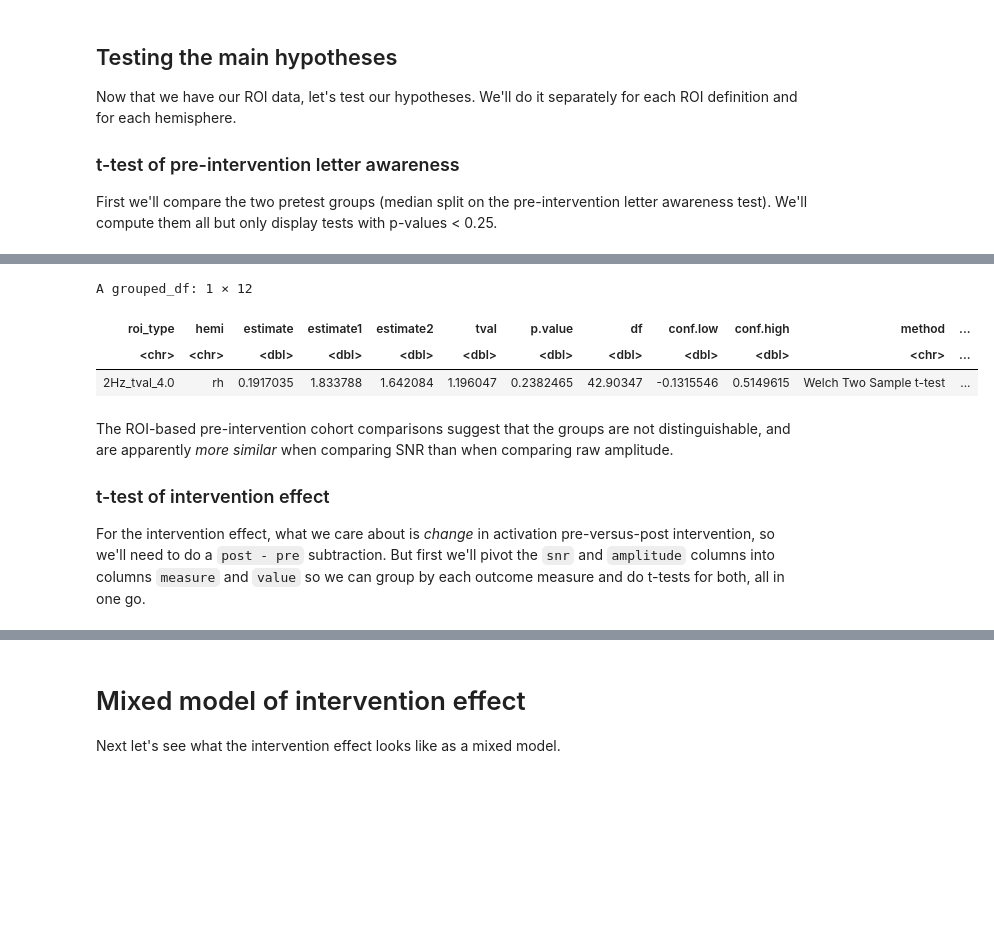
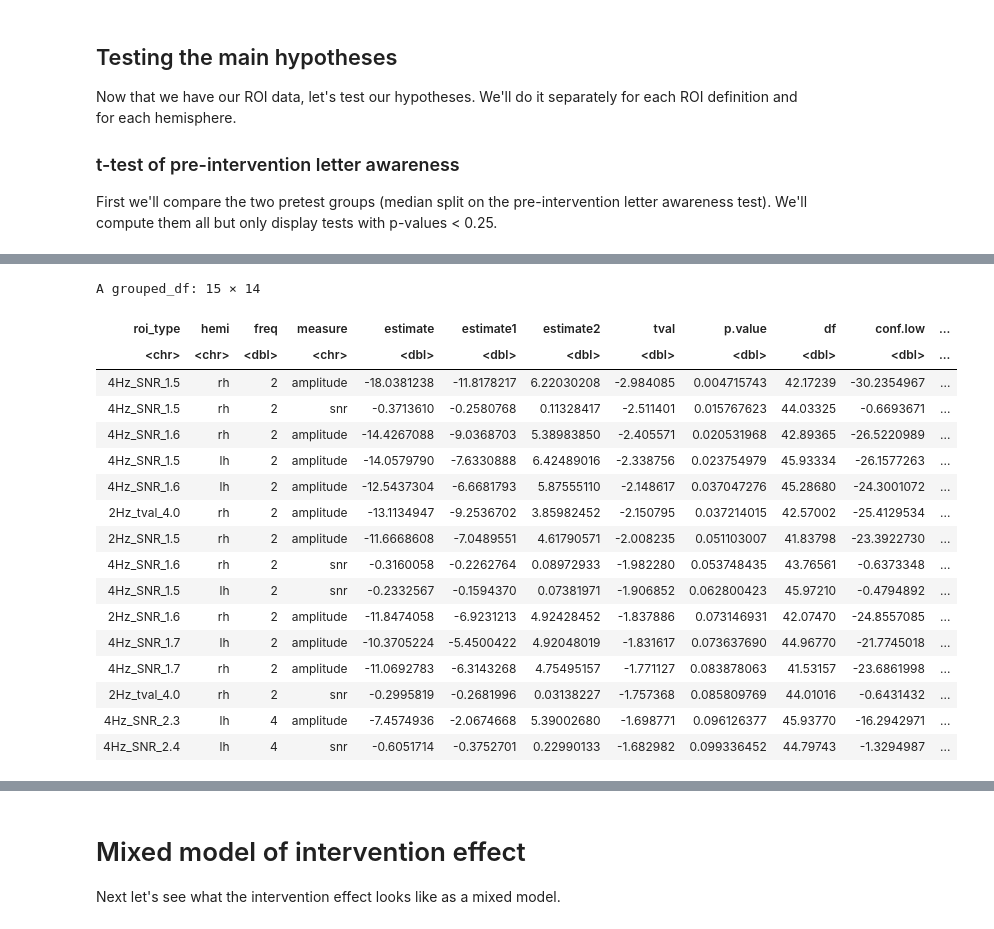
Before and after one commit to yeatmanlab/preK-MEG, a Jupyter notebook: analysis/notebooks/ssvep_ROI_modeling.ipynb, the cells around one changed output, grey strips where cells are left out. Cells and saved outputs as stored; diff of their text form; code cells hidden in the pictures; blank space fills up the shorter version.

Commit message:
fix notebook bug (collapsing freq bins)

```diff
--- a/analysis/notebooks/ssvep_ROI_modeling.ipynb
+++ b/analysis/notebooks/ssvep_ROI_modeling.ipynb
@@ -305,20 +324,29 @@ Looks like nothing is significant (closest p-value is `0.105`). Let's try using
 # %%
 roi_data %>%
-    filter(timepoint == "pre") %>%
-    group_by(roi_type, hemi) %>%
-    do(broom::tidy(t.test(snr ~ pretest, data=.))) %>%
+    tidyr::pivot_wider(names_from=timepoint, values_from=value, id_cols=c(subject, intervention, roi_type, hemi, freq, measure)) %>%
+    mutate(post_minus_pre=post - pre) %>%
+    group_by(roi_type, hemi, freq, measure) %>%
+    do(broom::tidy(t.test(post_minus_pre ~ intervention, data=.))) %>%
     rename(tval=statistic, df=parameter) ->
-    pretest_tvals_snr
+    intervention_tvals
 
-pretest_tvals_snr %>% filter(p.value < 0.25) %>% arrange(hemi, p.value)
+intervention_tvals %>% filter(p.value < 0.1) %>% arrange(p.value)
 # %% [output]
-A grouped_df: 1 × 12
+A grouped_df: 15 × 14
-| roi_type | hemi | estimate | estimate1 | estimate2 | tval | p.value | df | conf.low | conf.high | method | ... |
-| <chr> | <chr> | <dbl> | <dbl> | <dbl> | <dbl> | <dbl> | <dbl> | <dbl> | <dbl> | <chr> | ... |
-| 2Hz_tval_4.0 | rh | 0.1917035 | 1.833788 | 1.642084 | 1.196047 | 0.2382465 | 42.90347 | -0.1315546 | 0.5149615 | Welch Two Sample t-test | ... |
+| roi_type | hemi | freq | measure | estimate | estimate1 | estimate2 | tval | p.value | df | conf.low | ... |
+| <chr> | <chr> | <dbl> | <chr> | <dbl> | <dbl> | <dbl> | <dbl> | <dbl> | <dbl> | <dbl> | ... |
+| 4Hz_SNR_1.5 | rh | 2 | amplitude | -18.0381238 | -11.8178217 | 6.22030208 | -2.984085 | 0.004715743 | 42.17239 | -30.2354967 | ... |
+| 4Hz_SNR_1.5 | rh | 2 | snr | -0.3713610 | -0.2580768 | 0.11328417 | -2.511401 | 0.015767623 | 44.03325 | -0.6693671 | ... |
+| 4Hz_SNR_1.6 | rh | 2 | amplitude | -14.4267088 | -9.0368703 | 5.38983850 | -2.405571 | 0.020531968 | 42.89365 | -26.5220989 | ... |
+| 4Hz_SNR_1.5 | lh | 2 | amplitude | -14.0579790 | -7.6330888 | 6.42489016 | -2.338756 | 0.023754979 | 45.93334 | -26.1577263 | ... |
+| 4Hz_SNR_1.6 | lh | 2 | amplitude | -12.5437304 | -6.6681793 | 5.87555110 | -2.148617 | 0.037047276 | 45.28680 | -24.3001072 | ... |
+| 2Hz_tval_4.0 | rh | 2 | amplitude | -13.1134947 | -9.2536702 | 3.85982452 | -2.150795 | 0.037214015 | 42.57002 | -25.4129534 | ... |
+| 2Hz_SNR_1.5 | rh | 2 | amplitude | -11.6668608 | -7.0489551 | 4.61790571 | -2.008235 | 0.051103007 | 41.83798 | -23.3922730 | ... |
+| 4Hz_SNR_1.6 | rh | 2 | snr | -0.3160058 | -0.2262764 | 0.08972933 | -1.982280 | 0.053748435 | 43.76561 | -0.6373348 | ... |
+| 4Hz_SNR_1.5 | lh | 2 | snr | -0.2332567 | -0.1594370 | 0.07381971 | -1.906852 | 0.062800423 | 45.97210 | -0.4794892 | ... |
+| 2Hz_SNR_1.6 | rh | 2 | amplitude | -11.8474058 | -6.9231213 | 4.92428452 | -1.837886 | 0.073146931 | 42.07470 | -24.8557085 | ... |
+| 4Hz_SNR_1.7 | lh | 2 | amplitude | -10.3705224 | -5.4500422 | 4.92048019 | -1.831617 | 0.073637690 | 44.96770 | -21.7745018 | ... |
+| 4Hz_SNR_1.7 | rh | 2 | amplitude | -11.0692783 | -6.3143268 | 4.75495157 | -1.771127 | 0.083878063 | 41.53157 | -23.6861998 | ... |
+| 2Hz_tval_4.0 | rh | 2 | snr | -0.2995819 | -0.2681996 | 0.03138227 | -1.757368 | 0.085809769 | 44.01016 | -0.6431432 | ... |
+| 4Hz_SNR_2.3 | lh | 4 | amplitude | -7.4574936 | -2.0674668 | 5.39002680 | -1.698771 | 0.096126377 | 45.93770 | -16.2942971 | ... |
+| 4Hz_SNR_2.4 | lh | 4 | snr | -0.6051714 | -0.3752701 | 0.22990133 | -1.682982 | 0.099336452 | 44.79743 | -1.3294987 | ... |
-# %% [markdown]
-The ROI-based pre-intervention cohort comparisons suggest that the groups are not distinguishable, and are apparently *more similar* when comparing SNR than when comparing raw amplitude.
-
-### t-test of intervention effect
-
-For the intervention effect, what we care about is *change* in activation pre-versus-post intervention, so we'll need to do a `post - pre` subtraction. But first we'll pivot the `snr` and `amplitude` columns into columns `measure` and `value` so we can group by each outcome measure and do t-tests for both, all in one go.
```
Also changed, not shown: parts of 23 cells of this notebook, 1 other file.
